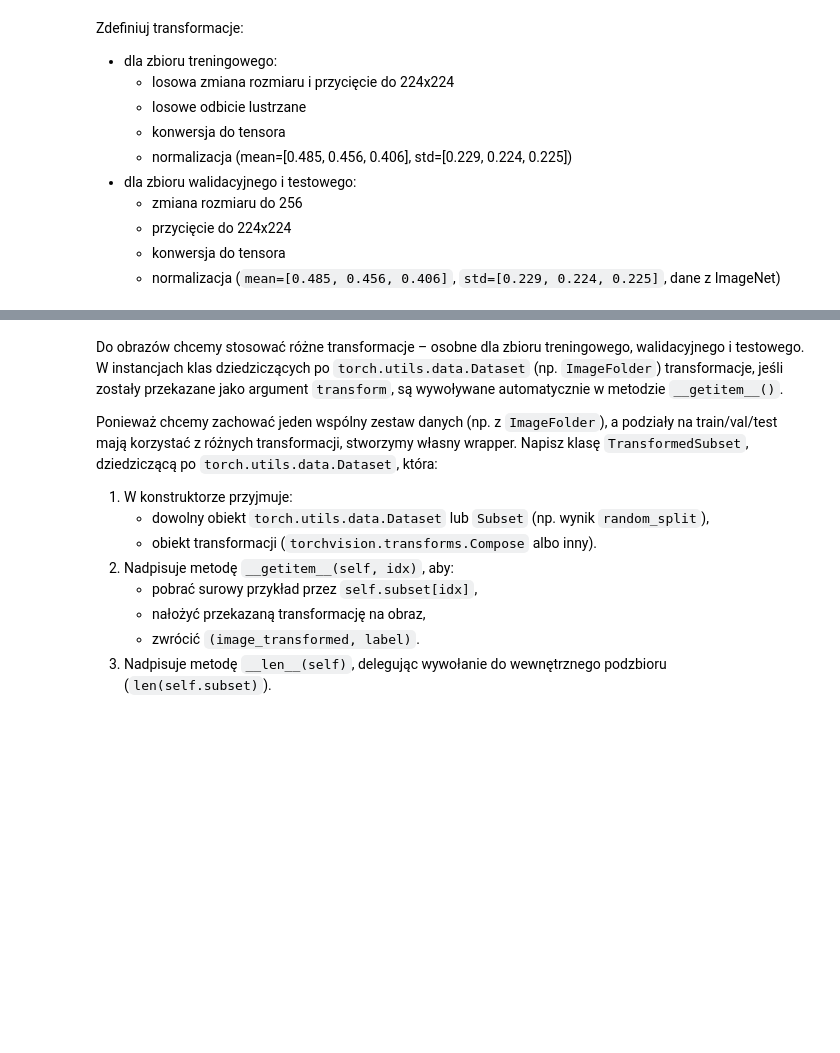
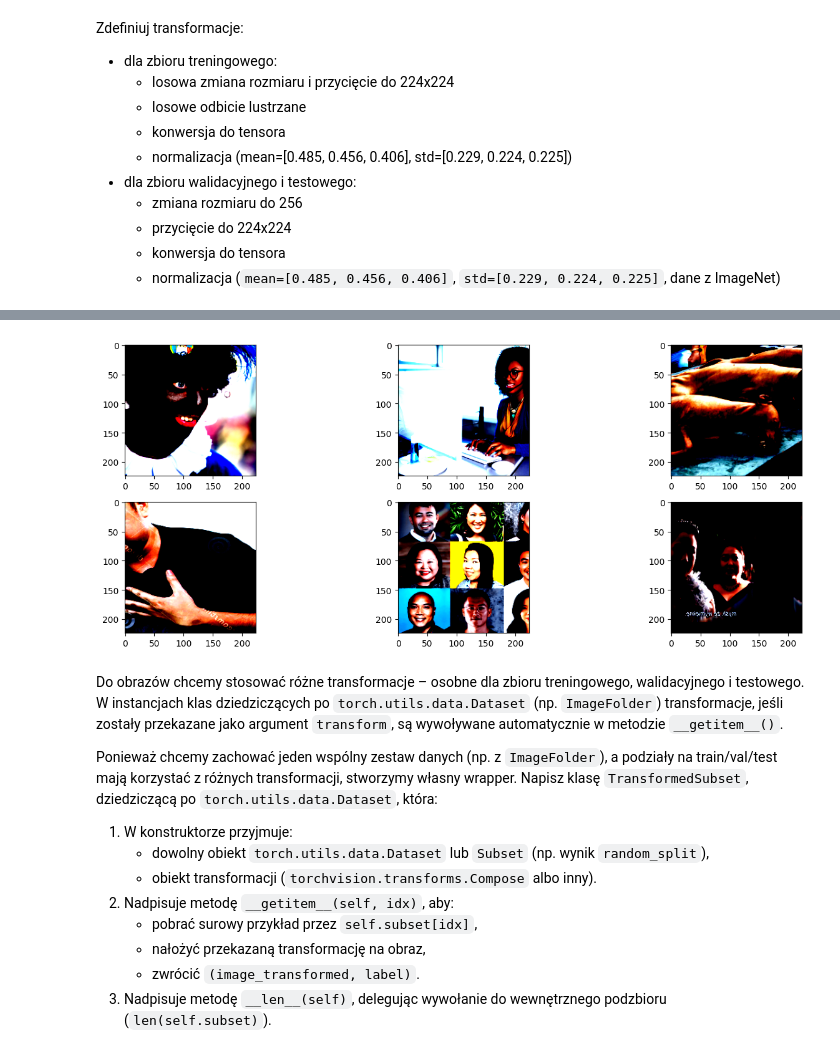
Before and after one commit to Zypeks/DataLearning, a Jupyter notebook: lab_10.ipynb, the cells around one changed output, grey strips where cells are left out. Drawn from its saved outputs; the diff is of its cells as text; code cells hidden in the pictures; blank space fills up the shorter version.

```diff
--- a/lab_10.ipynb
+++ b/lab_10.ipynb
@@ -303,3 +369,27 @@ Zdefiniuj transformacje:
   - przycięcie do 224x224
   - konwersja do tensora
   - normalizacja (`mean=[0.485, 0.456, 0.406]`, `std=[0.229, 0.224, 0.225]`, dane z ImageNet)
+# %%
+import torchvision
+train_transform = torchvision.transforms.Compose([
+    torchvision.transforms.RandomResizedCrop(224),
+    torchvision.transforms.RandomHorizontalFlip(),
+    torchvision.transforms.ToTensor(),
+    torchvision.transforms.Normalize(mean=[0.485, 0.456, 0.406], std=[0.229, 0.224, 0.225])
+])
+val_transform = torchvision.transforms.Compose([
+    torchvision.transforms.Resize(256),
+    torchvision.transforms.CenterCrop(224),
+    torchvision.transforms.ToTensor(),
+    torchvision.transforms.Normalize(mean=[0.485, 0.456, 0.406], std=[0.229, 0.224, 0.225])
+])
+# %%
+tmp_dataset = torchvision.datasets.ImageFolder(FOLDER, transform=train_transform)
+ax,axs = plt.subplots(2,3, figsize=(16,6))
+for ax in axs.flatten():
+  random_idx = random.choice(range(len(tmp_dataset)))
+  img, label = tmp_dataset[random_idx]
+  ax.imshow(img.permute(1,2,0))
+fig.tight_layout()
+plt.show()
+# %% [output]
@@ -306,3 +402,4 @@ Zdefiniuj transformacje:
+[figure, added]
 # %% [markdown]
 Do obrazów chcemy stosować różne transformacje – osobne dla zbioru treningowego, walidacyjnego i testowego. W instancjach klas dziedziczących po `torch.utils.data.Dataset` (np. `ImageFolder`) transformacje, jeśli zostały przekazane jako argument `transform`, są wywoływane automatycznie w metodzie `__getitem__()`.
 
```
Also changed, not shown: parts of 16 cells of this notebook.
